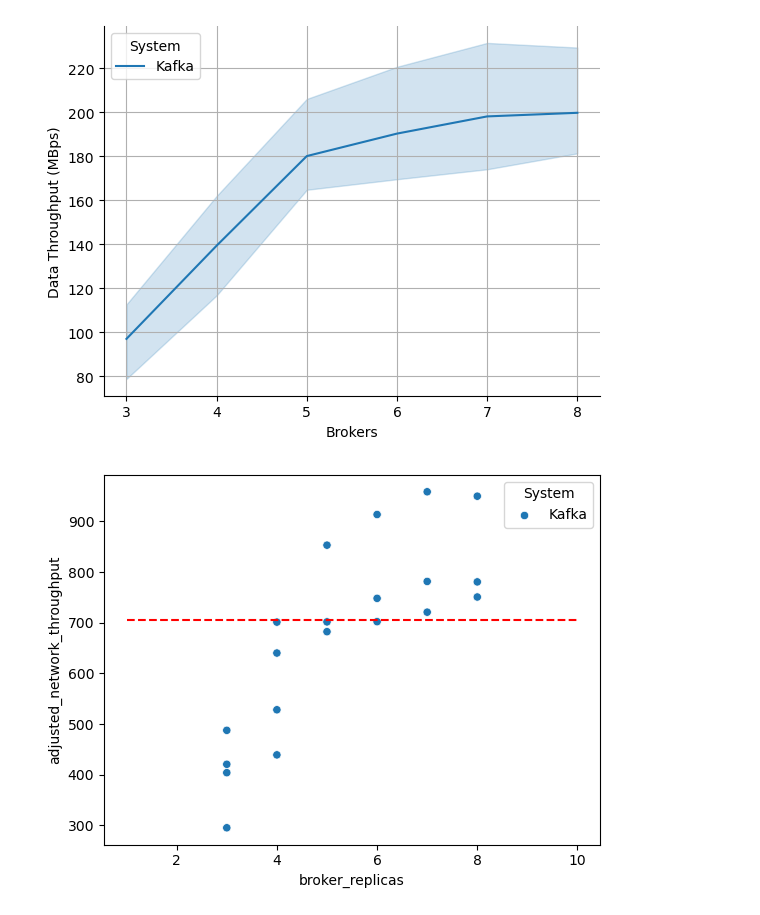
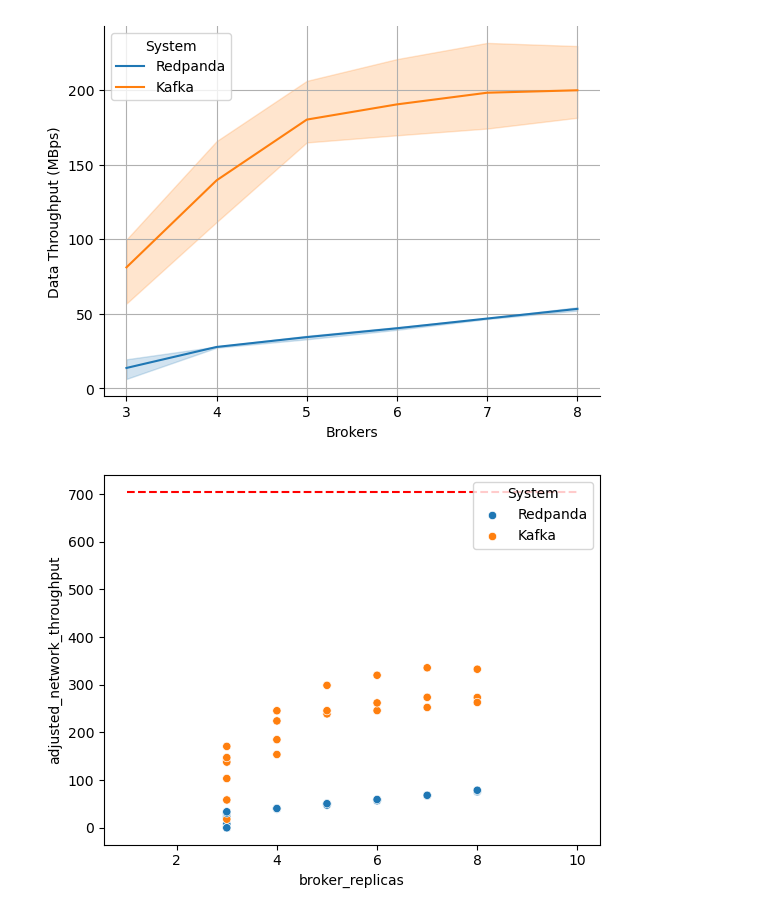
Before and after one commit to stream-energy/greenflow, a Jupyter notebook: plots/2-scaling.ipynb, the cells around one changed output. Drawn from its saved outputs; the diff is of its cells as text; code cells hidden in the pictures.

```diff
--- a/plots/2-scaling.ipynb
+++ b/plots/2-scaling.ipynb
@@ -50,6 +53,8 @@ df = an.full_analytical_pipeline(
     type=".*",
     load=10**9,
     replicationFactor=3,
+    messageSize=32,
+    # messageSize=128,
 )
 system_mapping = {
     'ingest-kafka': 'Kafka',
@@ -61,14 +66,17 @@ cluster_mapping = {
     'grappe': 'Grappe',
     'ecotype': 'Ecotype',
     'parasilo': 'Parasilo',
+    'parasilohdd': 'ParasiloHDD',
 }
 # ovhnvme = ovhnvme.copy()
 df['System'] = df['exp_name'].map(system_mapping)
 df['Cluster'] = df['cluster'].map(cluster_mapping)
+df_orig = df.copy()
 df = df[~((df['System'] == 'Redpanda') & (df['Cluster'] == 'Taurus'))]
 df = df.dropna()
 df = df[df['partitions'] == df['broker_replicas'] * 10]
-df = df[df['System'] == 'Kafka']
+# df = df[df['System'] == 'Kafka']
+df = df[df['consumer_instances'] == 0]
 # taurus_kafka = an.full_analytical_pipeline(
 #     cutoff_begin=cutoff_begin, cutoff_end=cutoff_end, exp_name="ingest-kafka", cluster="taurus", type="scalingBehaviour", partitions=120,
 # )
@@ -135,18 +126,18 @@ sns.scatterplot(
 # an.create_qgrid_widget(a)
 # print(a.to_csv(index=False))
 # %%
-plot_throughput_vs_replicas(df[df['Cluster'] == 'Taurus'])
+plot_throughput_vs_replicas(df_orig[df_orig['Cluster'] == 'Taurus'])
 ax = sns.scatterplot(
-    df[df["Cluster"] == "Taurus"],
+    df_orig[df_orig["Cluster"] == "Taurus"],
     x="broker_replicas",
     y="adjusted_network_throughput",
     hue="System",
 )
 ax.hlines(352.5*2, 1, 10, colors="red", linestyles="--")
 plt.show()
 # %% [output]
-[figure, old version]
+[figure, new version]
-[figure, old version]
+[figure, new version]
 # %%
 plot_throughput_vs_replicas(df[df["Cluster"] == "Grappe"])
 ax = sns.scatterplot(
```
Also changed, not shown: parts of 10 cells of this notebook, 5 other files.
